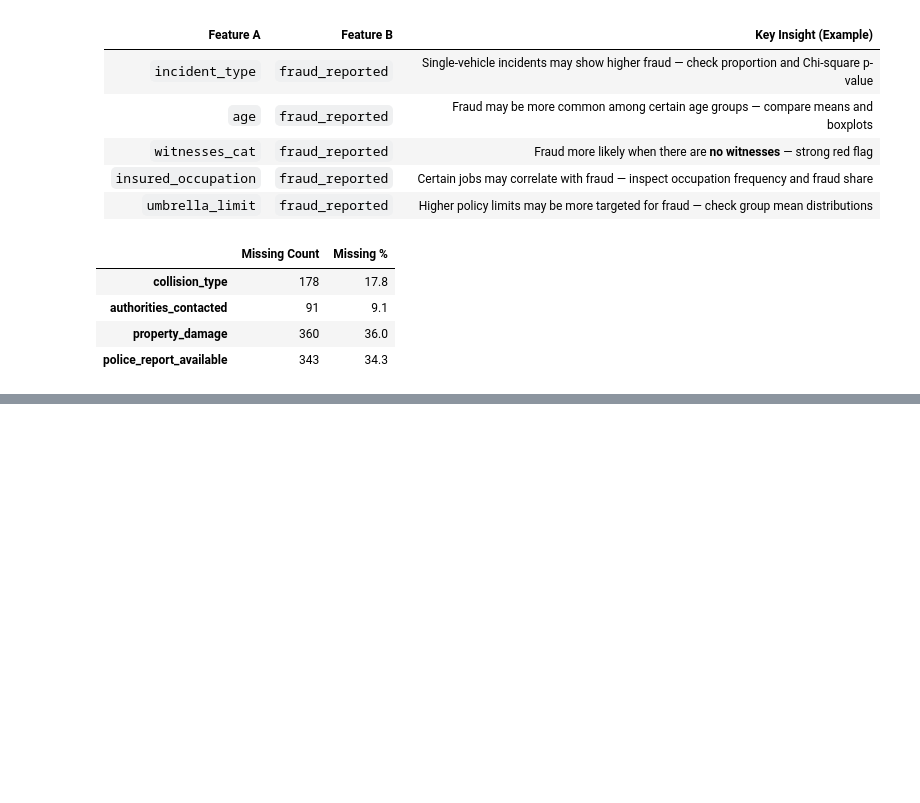
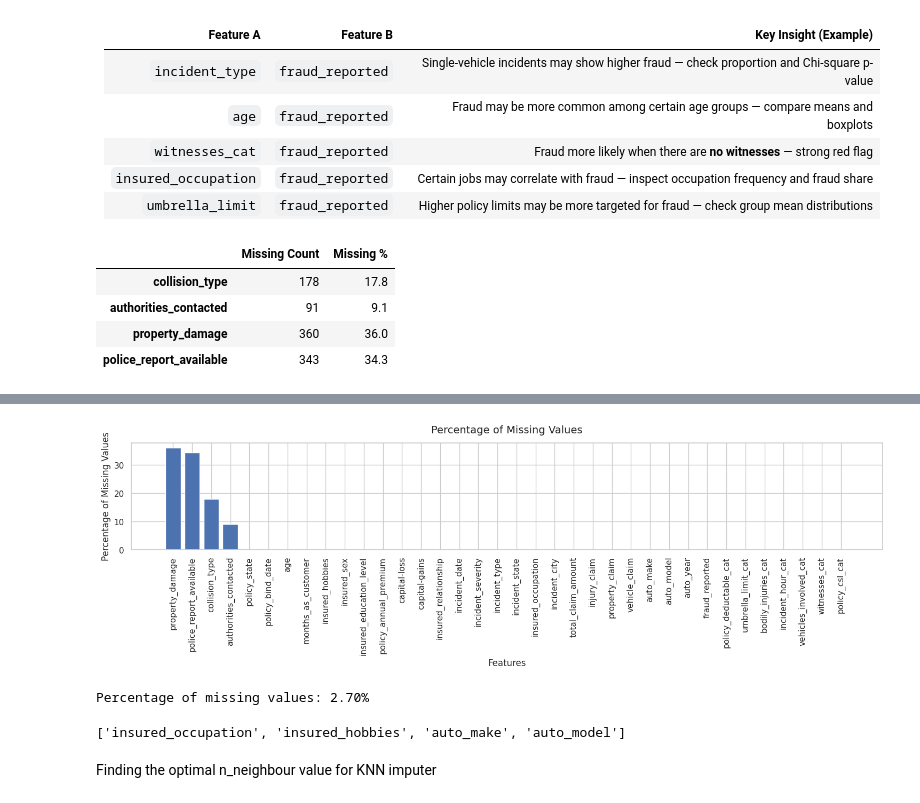
Before and after one commit to maheshpachpande/MLOps_Insurance, a Jupyter notebook: research/exploratory_data_analysis.ipynb, the cells around one changed output, grey strips where cells are left out. Drawn from its saved outputs; the diff is of its cells as text; code cells hidden in the pictures; blank space fills up the shorter version.

```diff
--- a/research/exploratory_data_analysis.ipynb
+++ b/research/exploratory_data_analysis.ipynb
@@ -613,0 +686,28 @@ plt.show()
+# %%
+
+# Calculate missing value percentages
+missing = df.isna().sum().div(df.shape[0]).mul(100).sort_values(ascending=False)
+
+# Plot
+fig, ax = plt.subplots(figsize=(15, 5))
+ax.bar(missing.index.to_numpy(), missing.values)  # ✅ Type-safe conversion
+ax.set_title("Percentage of Missing Values", fontsize=14, y=1.05)
+ax.set_xlabel("Features", fontsize=12)
+ax.set_ylabel("Percentage of Missing Values", fontsize=12)
+plt.xticks(rotation=90)
+plt.tight_layout()
+plt.show()
+# %% [output]
+[figure, added]
+# %%
+# Percentage of missing values\
+
+missing_value_counts = df.isnull().sum()
+
+total_cells = np.prod(df.shape)
+total_missing = missing_value_counts.sum()
+
+percent_missing = (total_missing / total_cells) * 100
+print(f"Percentage of missing values: {percent_missing:.2f}%")
+# %% [output]
+Percentage of missing values: 2.70%
@@ -613,0 +723,10 @@ plt.show()
+# %%
+cat_cols = df.select_dtypes(include=['object', 'category']).columns
+num_cols = df.select_dtypes(include=np.number).columns
+# Get columns in cat_cols1 with more than 10 unique values
+high_card_cols = [col for col in cat_cols if df[col].nunique() > 10]
+
+# Display those columns
+high_card_cols  # or df[high_card_cols] to view all
+# %% [output]
+['insured_occupation', 'insured_hobbies', 'auto_make', 'auto_model']
@@ -613,0 +786,2 @@ plt.show()
+# %% [markdown]
+Finding the optimal n_neighbour value for KNN imputer
```
Also changed, not shown: parts of 42 cells of this notebook, 7 other files.
